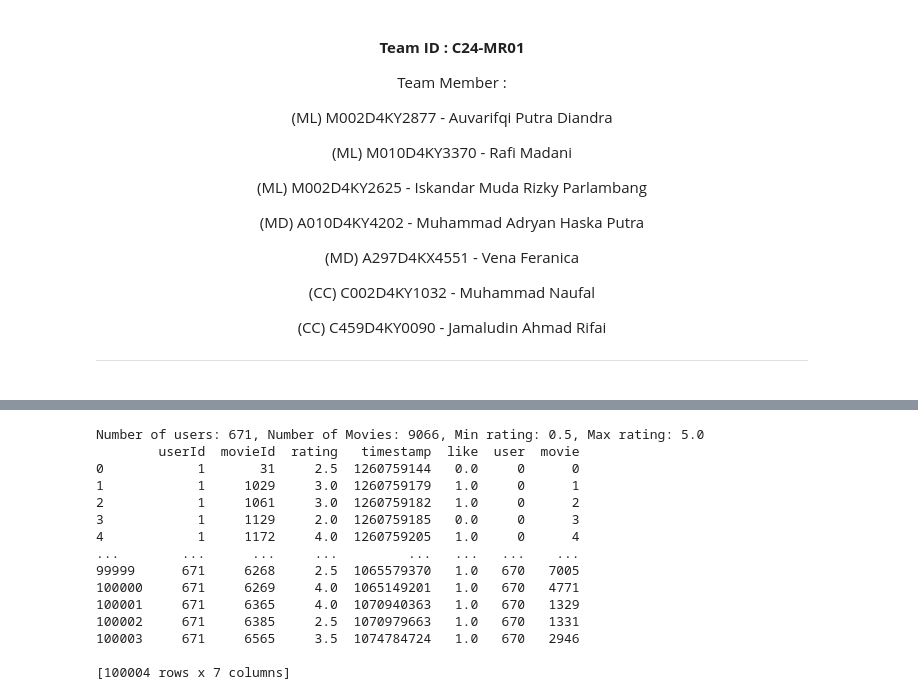
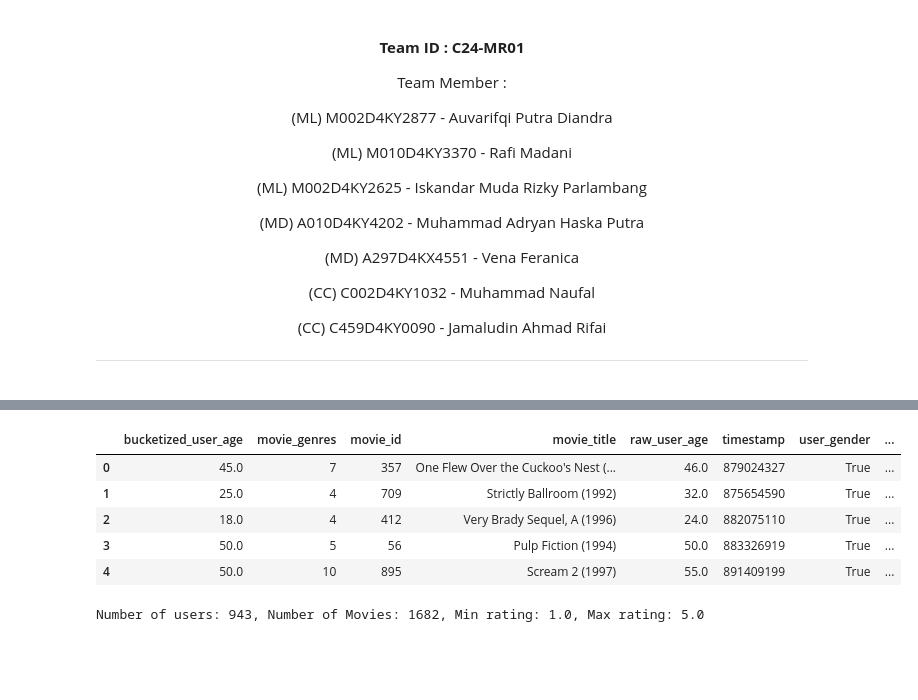
Before and after one commit to C24-MR01/nbs-ml, a Jupyter notebook: collaborative-filtering.ipynb, the cells around one changed output, grey strips where cells are left out. Cells and saved outputs as stored; diff of their text form; code cells hidden in the pictures; blank space fills up the shorter version.

```diff
--- a/collaborative-filtering.ipynb
+++ b/collaborative-filtering.ipynb
@@ -83,0 +53,14 @@ movies_ratings.dropna(inplace=True)
+# %%
+ratings_df.info()
+total_rows, total_attributes = ratings_df.shape
+print()
+print('Jumlah data:', total_rows)
+print("Jumlah atribut:", total_attributes)
+
+ratings_df = ratings_df.drop_duplicates()
+
+ratings_df.info()
+total_rows, total_attributes = ratings_df.shape
+print()
+print('Jumlah data:', total_rows)
+print("Jumlah atribut:", total_attributes)
@@ -84,45 +88,39 @@ movies_ratings.dropna(inplace=True)
 # %%
-movies_ratings.shape
-np.random.seed(0)
-movies_ratings['like'] = np.random.randint(0, 2, size=len(movies_ratings))
+ratings_df['like'] = np.random.randint(0, 2, size=len(ratings_df))
+# %%
+ratings_df.head()
+# %% [output]
+|  | bucketized_user_age | movie_genres | movie_id | movie_title | raw_user_age | timestamp | user_gender | ... |
+| 0 | 45.0 | 7 | 357 | One Flew Over the Cuckoo's Nest (... | 46.0 | 879024327 | True | ... |
+| 1 | 25.0 | 4 | 709 | Strictly Ballroom (1992) | 32.0 | 875654590 | True | ... |
+| 2 | 18.0 | 4 | 412 | Very Brady Sequel, A (1996) | 24.0 | 882075110 | True | ... |
+| 3 | 50.0 | 5 | 56 | Pulp Fiction (1994) | 50.0 | 883326919 | True | ... |
+| 4 | 50.0 | 10 | 895 | Scream 2 (1997) | 55.0 | 891409199 | True | ... |
 # %%
-user_ids = movies_ratings["userId"].unique().tolist()
+user_ids = ratings_df["user_id"].unique().tolist()
 user2user_encoded = {x: i for i, x in enumerate(user_ids)}
 userencoded2user = {i: x for i, x in enumerate(user_ids)}
-movie_ids = movies_ratings["movieId"].unique().tolist()
+movie_ids = ratings_df["movie_id"].unique().tolist()
 movie2movie_encoded = {x: i for i, x in enumerate(movie_ids)}
 movie_encoded2movie = {i: x for i, x in enumerate(movie_ids)}
-movies_ratings["user"] = movies_ratings["userId"].map(user2user_encoded)
-movies_ratings["movie"] = movies_ratings["movieId"].map(movie2movie_encoded)
+ratings_df["user"] = ratings_df["user_id"].map(user2user_encoded)
+ratings_df["movie"] = ratings_df["movie_id"].map(movie2movie_encoded)
 
 num_users = len(user2user_encoded)
 num_movies = len(movie_encoded2movie)
-movies_ratings["rating"] = movies_ratings["rating"].values.astype(np.float32)
-movies_ratings["like"] = movies_ratings["like"].values.astype(np.float32)
+ratings_df["user_rating"] = ratings_df["user_rating"].values.astype(np.float32)
+ratings_df["like"] = ratings_df["like"].values.astype(np.float32)
 # min and max ratings will be used to normalize the ratings later
-min_rating = min(movies_ratings["rating"])
-max_rating = max(movies_ratings["rating"])
+min_rating = min(ratings_df["user_rating"])
+max_rating = max(ratings_df["user_rating"])
+min_age = min(ratings_df["bucketized_user_age"])
+max_age = max(ratings_df["bucketized_user_age"])
 
 print(
     "Number of users: {}, Number of Movies: {}, Min rating: {}, Max rating: {}".format(
         num_users, num_movies, min_rating, max_rating
     )
 )
-print(movies_ratings)
 # %% [output]
-Number of users: 671, Number of Movies: 9066, Min rating: 0.5, Max rating: 5.0
-        userId  movieId  rating   timestamp  like  user  movie
-0            1       31     2.5  1260759144   0.0     0      0
-1            1     1029     3.0  1260759179   1.0     0      1
-2            1     1061     3.0  1260759182   1.0     0      2
-3            1     1129     2.0  1260759185   0.0     0      3
-4            1     1172     4.0  1260759205   1.0     0      4
-...        ...      ...     ...         ...   ...   ...    ...
-99999      671     6268     2.5  1065579370   1.0   670   7005
-100000     671     6269     4.0  1065149201   1.0   670   4771
-100001     671     6365     4.0  1070940363   1.0   670   1329
-100002     671     6385     2.5  1070979663   1.0   670   1331
-100003     671     6565     3.5  1074784724   1.0   670   2946
-
-[100004 rows x 7 columns]
+Number of users: 943, Number of Movies: 1682, Min rating: 1.0, Max rating: 5.0
 # %%
```
Also changed, not shown: parts of 14 cells of this notebook, 2 other files.
